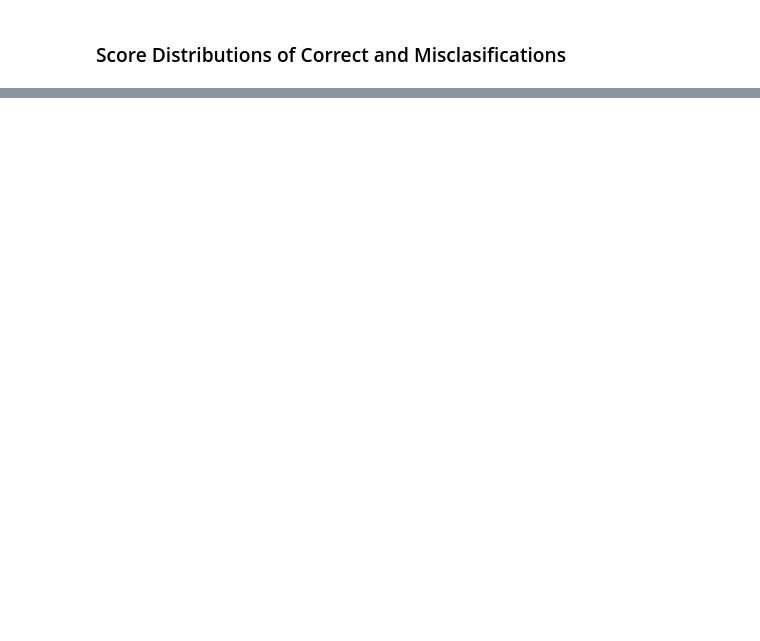
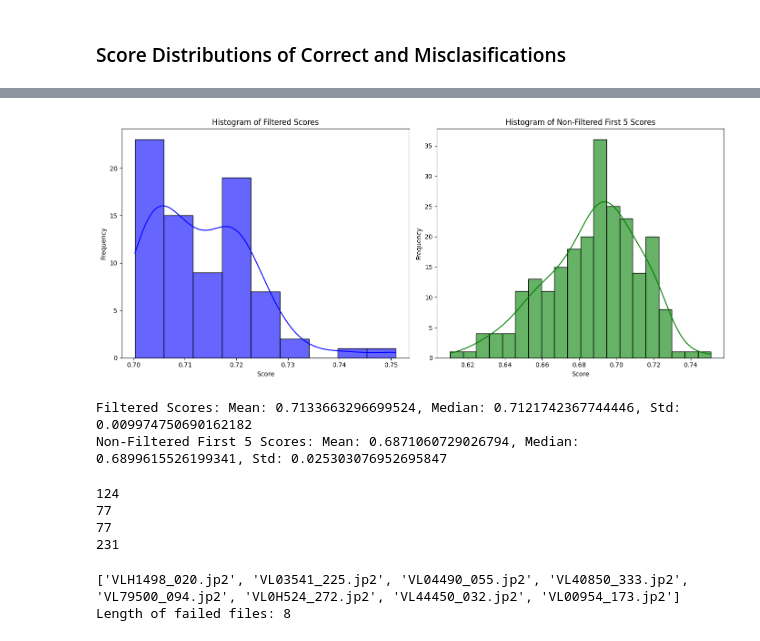
Before and after one commit to mtilerisoy/ML-based-Image-Matching, a Jupyter notebook: scripts/analysis.ipynb, the cells around one changed output, grey strips where cells are left out. Cells and saved outputs as stored; diff of their text form; code cells hidden in the pictures; blank space fills up the shorter version.

```diff
--- a/scripts/analysis.ipynb
+++ b/scripts/analysis.ipynb
@@ -634,0 +846,71 @@ plt.show()
+# %%
+# Calculate average scores for the first 5 and first 10 scores for each entry
+avg_first_5_scores = [np.mean(scores[:5]) for scores in all_scores if len(scores) >= 5]
+avg_first_10_scores = [np.mean(scores[:10]) for scores in all_scores if len(scores) >= 10]
+
+# Filter based on the conditions
+filtered_scores = [avg_first_5 for scores, avg_first_5, avg_first_10 in zip(all_scores, avg_first_5_scores, avg_first_10_scores) if avg_first_5 > 0.7 and avg_first_10 > 0.675]
+
+# Flatten the filtered scores
+filtered_scores_flat = np.array(filtered_scores)
+
+# Plot histograms
+plt.figure(figsize=(14, 6))
+
+# Plot filtered scores
+plt.subplot(1, 2, 1)
+sns.histplot(filtered_scores_flat, bins=9, kde=True, color='blue', alpha=0.6)
+plt.title('Histogram of Filtered Scores')
+plt.xlabel('Score')
+plt.ylabel('Frequency')
+
+# Plot non-filtered avg_first_5_scores
+plt.subplot(1, 2, 2)
+sns.histplot(avg_first_5_scores, bins=20, kde=True, color='green', alpha=0.6)
+plt.title('Histogram of Non-Filtered First 5 Scores')
+plt.xlabel('Score')
+plt.ylabel('Frequency')
+
+plt.tight_layout()
+plt.show()
+
+# Print basic statistics for filtered scores
+mean_filtered = np.mean(filtered_scores_flat)
+median_filtered = np.median(filtered_scores_flat)
+std_filtered = np.std(filtered_scores_flat)
+
+print(f"Filtered Scores: Mean: {mean_filtered}, Median: {median_filtered}, Std: {std_filtered}")
+
+# Print basic statistics for non-filtered avg_first_5_scores
+mean_non_filtered = np.mean(avg_first_5_scores)
+median_non_filtered = np.median(avg_first_5_scores)
+std_non_filtered = np.std(avg_first_5_scores)
+
+print(f"Non-Filtered First 5 Scores: Mean: {mean_non_filtered}, Median: {median_non_filtered}, Std: {std_non_filtered}")
+# %% [output]
+[figure, added]
+Filtered Scores: Mean: 0.7133663296699524, Median: 0.7121742367744446, Std: 0.009974750690162182
+Non-Filtered First 5 Scores: Mean: 0.6871060729026794, Median: 0.6899615526199341, Std: 0.025303076952695847
+# %%
+# Filter avg_first_5_scores by entries being greater or equal to 0.75
+filtered_avg_first_5_scores = [score for score in avg_first_5_scores if score >= 0.70]
+filtered_avg_first_10_scores = [score for score in avg_first_10_scores if score >= 0.675]
+
+filtered_scores = [avg_first_10 for scores, avg_first_5, avg_first_10 in zip(all_scores, avg_first_5_scores, avg_first_10_scores) if avg_first_5 > 0.7 and avg_first_10 > 0.675]
+
+# Print the length of the filtered list
+print(len(filtered_avg_first_10_scores))
+print(len(filtered_avg_first_5_scores))
+print(len(filtered_scores))
+print(len(all_scores))
+# %% [output]
+124
+77
+77
+231
+# %%
+print(failed_files)
+print(f"Length of failed files: {len(failed_files)}")
+# %% [output]
+['VLH1498_020.jp2', 'VL03541_225.jp2', 'VL04490_055.jp2', 'VL40850_333.jp2', 'VL79500_094.jp2', 'VL0H524_272.jp2', 'VL44450_032.jp2', 'VL00954_173.jp2']
+Length of failed files: 8
```
Also changed, not shown: parts of 11 cells of this notebook.
